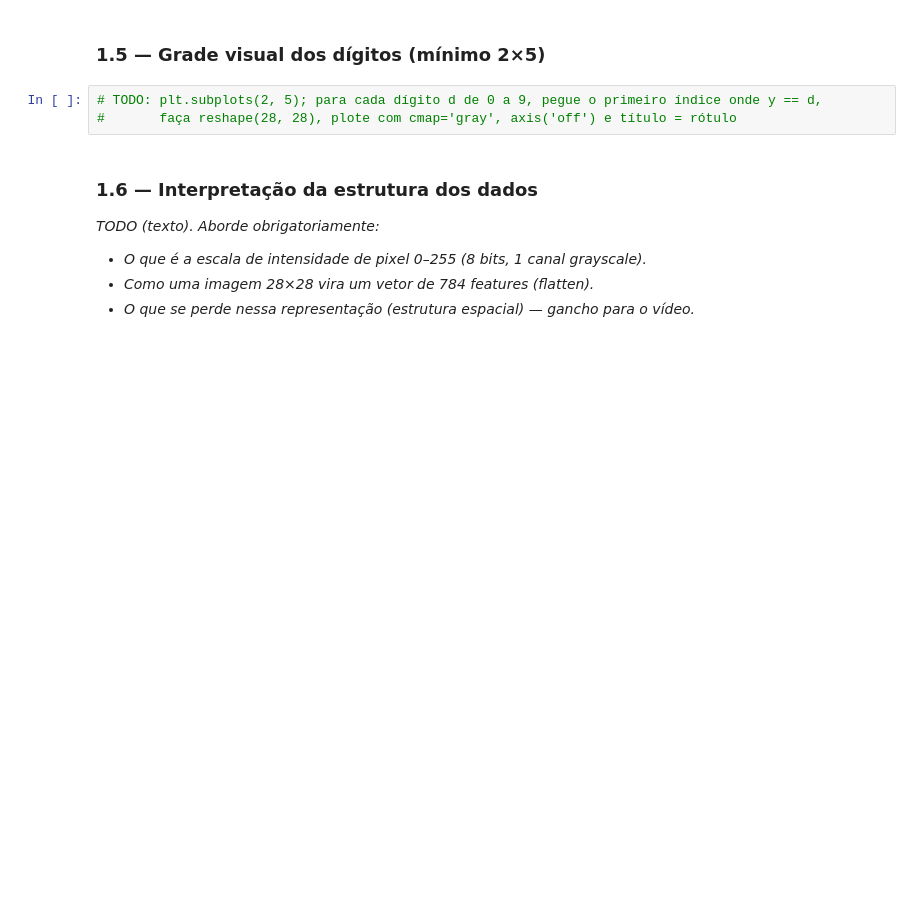
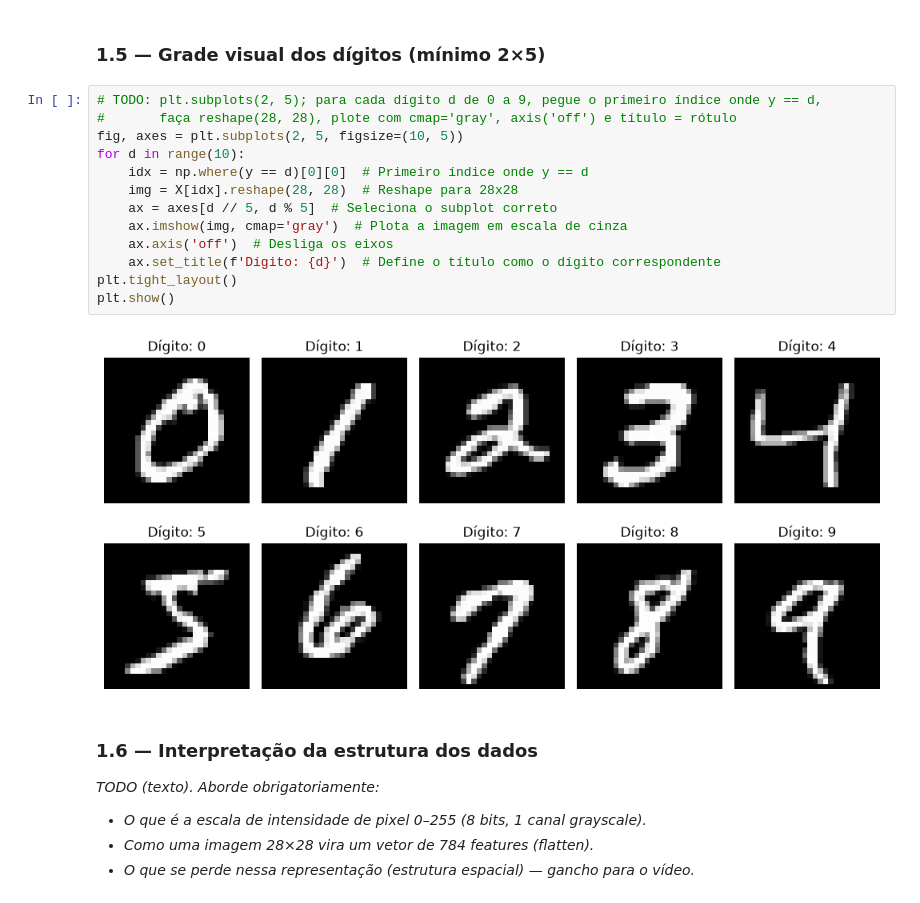
Before and after one commit to lindomarandradegertrudes/mnist-modulo2, a Jupyter notebook: mnist_modulo2.ipynb, the cells around one changed output. Saved outputs shown, nothing was run; the diff lists cells and outputs as text; blank space fills up the shorter version.

```diff
--- a/mnist_modulo2.ipynb
+++ b/mnist_modulo2.ipynb
@@ -46,6 +79,18 @@ correspondentes.
 # %%
 # TODO: plt.subplots(2, 5); para cada dígito d de 0 a 9, pegue o primeiro índice onde y == d,
 #       faça reshape(28, 28), plote com cmap='gray', axis('off') e título = rótulo
+fig, axes = plt.subplots(2, 5, figsize=(10, 5))
+for d in range(10):
+    idx = np.where(y == d)[0][0]  # Primeiro índice onde y == d
+    img = X[idx].reshape(28, 28)  # Reshape para 28x28
+    ax = axes[d // 5, d % 5]  # Seleciona o subplot correto
+    ax.imshow(img, cmap='gray')  # Plota a imagem em escala de cinza
+    ax.axis('off')  # Desliga os eixos
+    ax.set_title(f'Dígito: {d}')  # Define o título como o dígito correspondente
+plt.tight_layout()
+plt.show()
+# %% [output]
+[figure, added]
 # %% [markdown]
 ### 1.6 — Interpretação da estrutura dos dados
 
```
Also changed, not shown: parts of 6 cells of this notebook.
